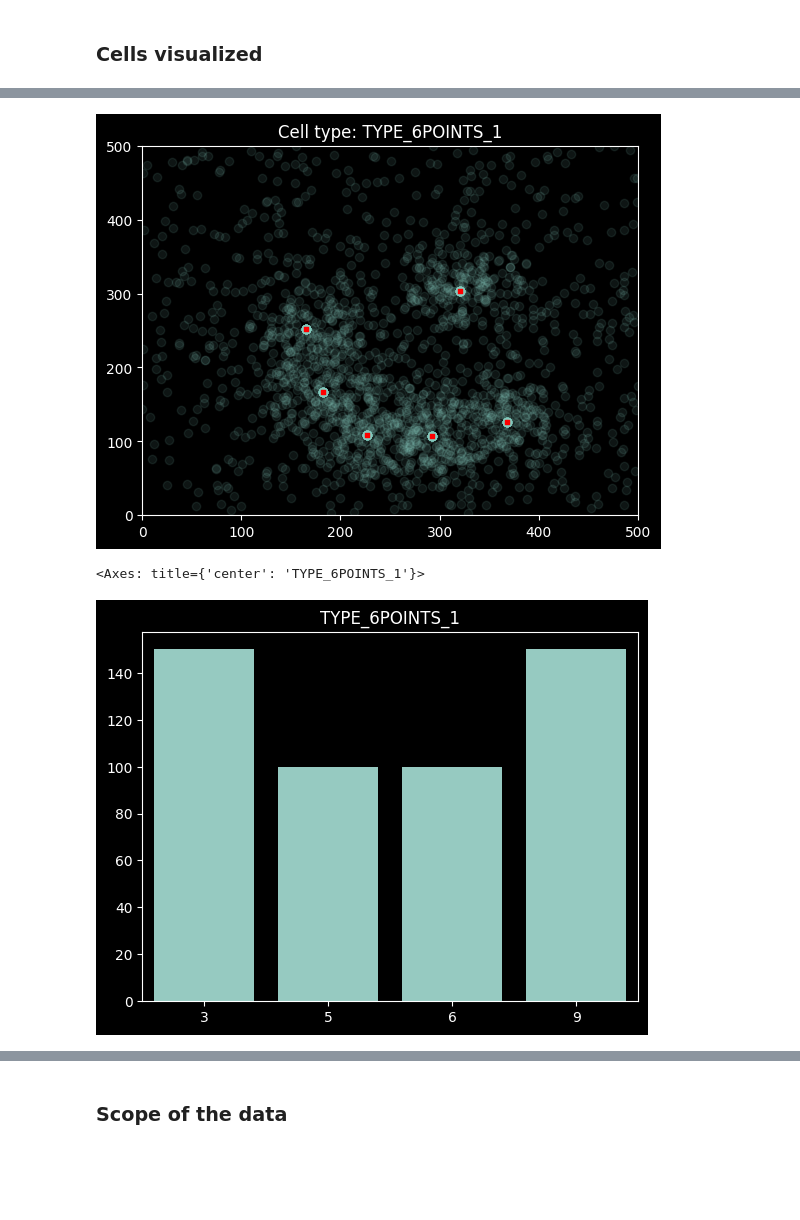
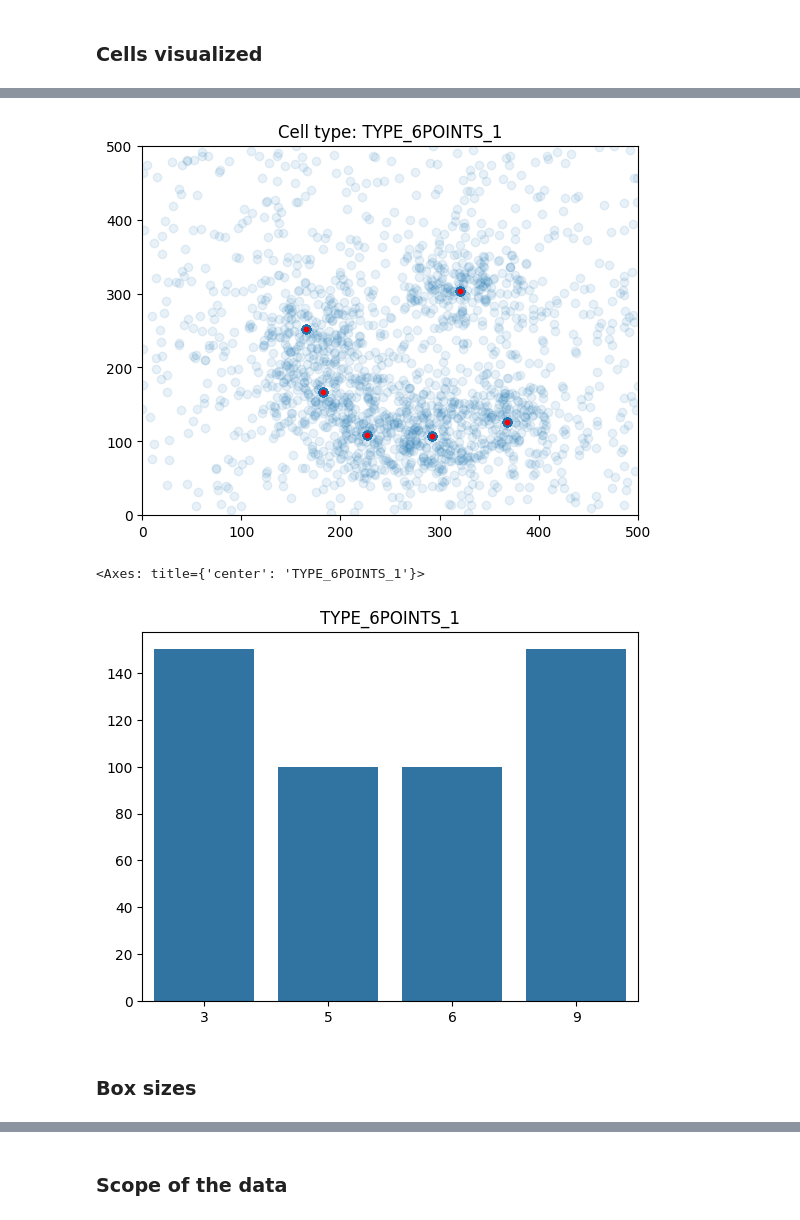
Before and after one commit to Souren-0/Bachelor_Thesis, a Jupyter notebook: Point_Cloud_Identification.ipynb, the cells around one changed output, grey strips where cells are left out. Cells and saved outputs as stored; diff of their text form; code cells hidden in the pictures; blank space fills up the shorter version.

```diff
--- a/Point_Cloud_Identification.ipynb
+++ b/Point_Cloud_Identification.ipynb
@@ -50,8 +57,6 @@ from scipy.spatial import KDTree
 from matplotlib import pyplot as plt
 from matplotlib.patches import Rectangle
 from IPython.display import display, clear_output
-
-plt.style.use('dark_background')
 # %% [markdown]
 ## Generate synthetic dataset
 # %%
@@ -345,11 +350,16 @@ cell_stats = {}
 via_distances = {}
 for cell_type in cell_types:
     cells = sorted_cells[cell_type]
-    all_vias = [via for cell in cells for via in cell["vias"]]
+    all_vias = np.array([via for cell in cells for via in cell["vias"]])
     tree = KDTree(representatives[cell_type])
     distances, _ = tree.query(all_vias)
     loc, scale = stats.rayleigh.fit(distances + np.finfo(float).eps, floc=0)
 
+    for itr in range(3):
+        all_vias = all_vias[distances < rayleigh.ppf(0.99, loc=loc, scale=scale)]
+        distances, _ = tree.query(all_vias)
+        loc, scale = rayleigh.fit(distances + np.finfo(float).eps, floc=0)
+
     cell_stat = {"loc" : loc, "scale" : scale, "dists" : distances}
     cell_stats[cell_type] = cell_stat
 # %% [markdown]
@@ -606,22 +625,23 @@ cell_type = cell_types[cell_type_index]
 # %%
 box = cell_box[cell_type]
 cells = sorted_cells[cell_type]
 cell_vias = [vias for cell in cells for vias in cell["vias"]]
 plt.title(f"Cell type: {cell_type}")
 plt.xlim(0, box[0])
 plt.ylim(0, box[1])
 plt.scatter(*zip(*cell_vias), marker='o', alpha=0.1)
-plt.scatter(*zip(*representatives[cell_type]), marker='s', color='red', s=10)
+plt.scatter(*zip(*representatives[cell_type]), color='red', s=10)
 plt.show()
 
 counts = Counter(len(cell['vias']) for cell in cells)
-
 plt.title(cell_type)
 sns.barplot(x=list(counts.keys()), y=list(counts.values()))
 # %% [output]
-[figure, old version]
+[figure, new version]
 <Axes: title={'center': 'TYPE_6POINTS_1'}>
-[figure, old version]
+[figure, new version]
+# %% [markdown]
+### Box sizes
 # %%
 boxes = list(zip(*cell_box.values()))
 
```
Also changed, not shown: parts of 28 cells of this notebook.
